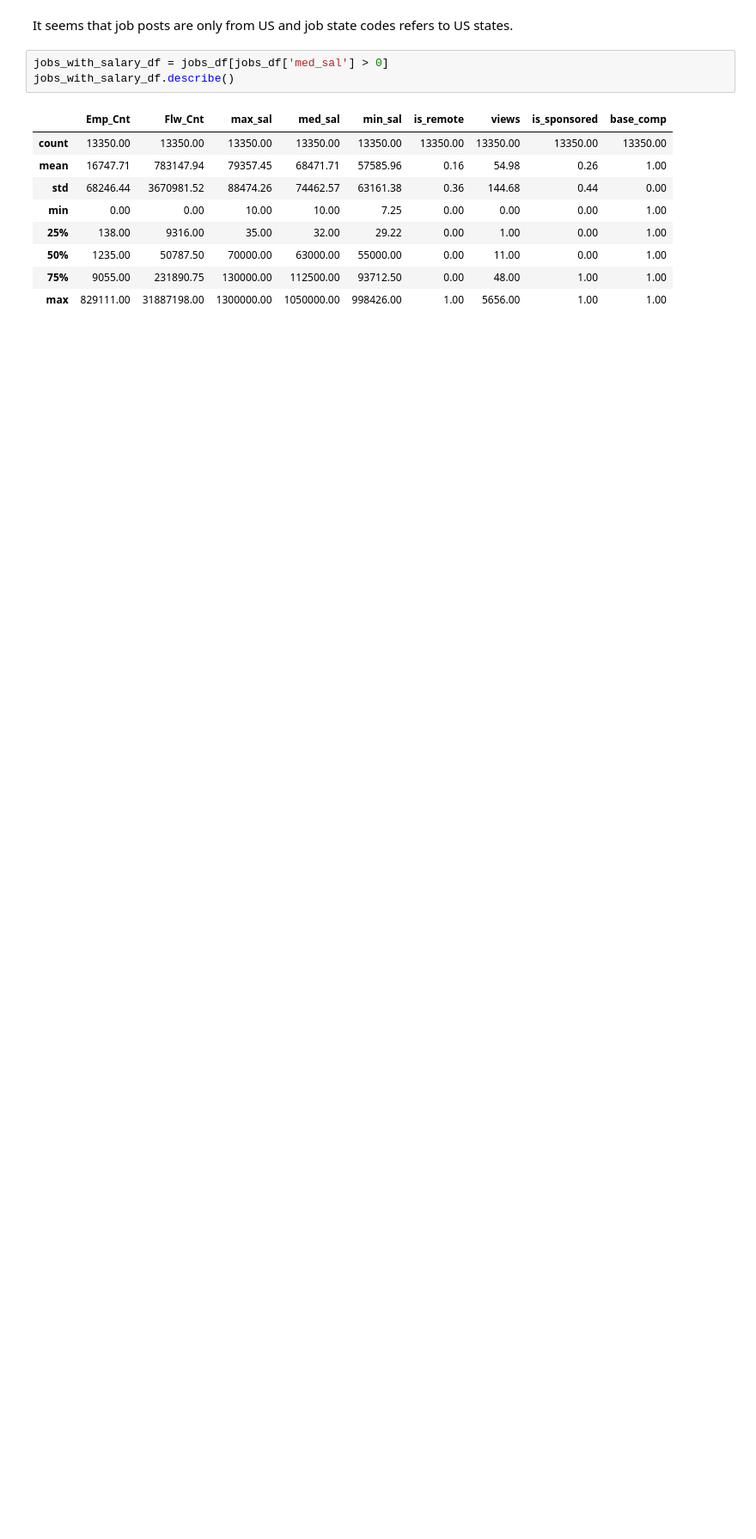
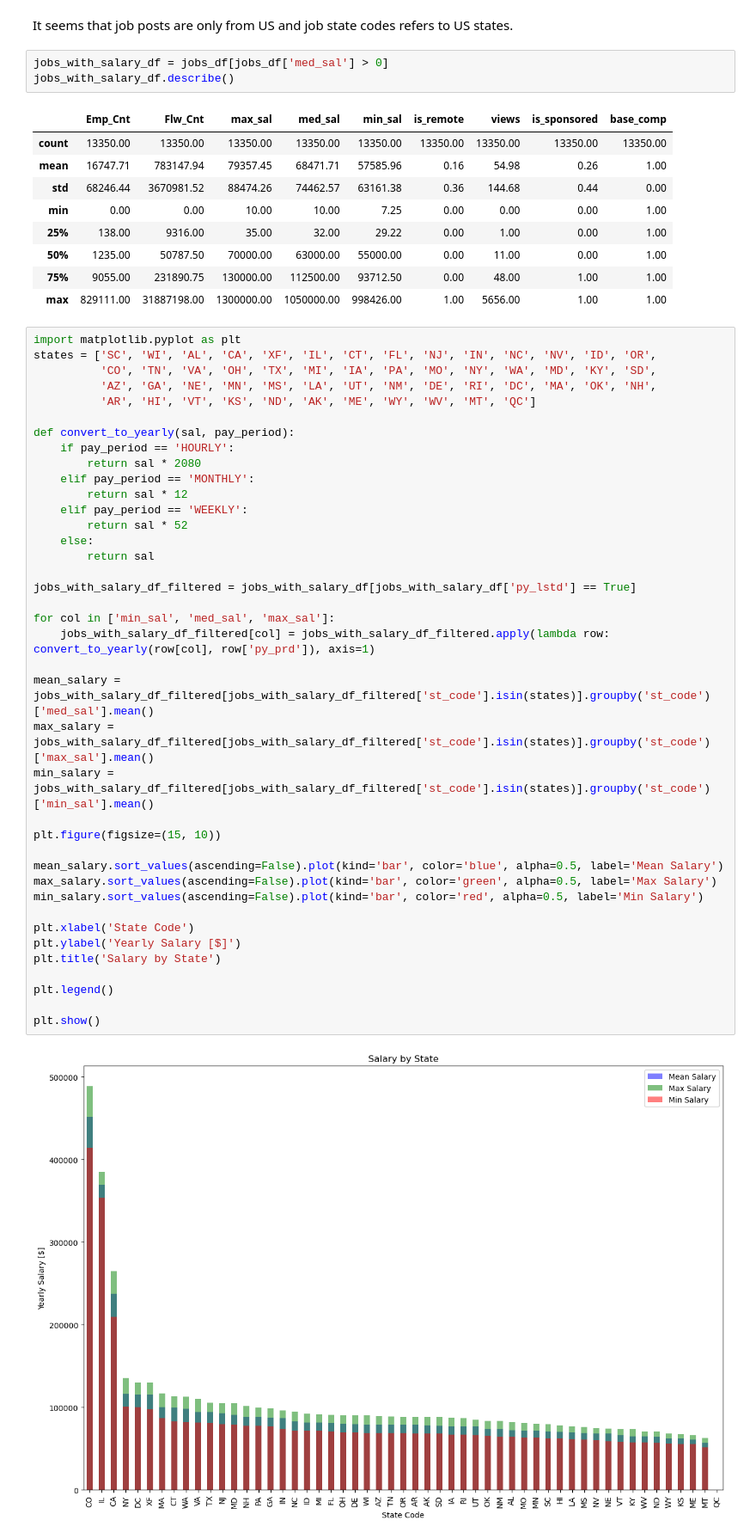
Before and after one commit to Qubi0-0/LinkedInJobSalaryPredict, a Jupyter notebook: jobs_eda.ipynb, the cells around one changed output. Shown: that part at 86% size. Cells and saved outputs as stored; diff of their text form; blank space fills up the shorter version.

Commit message:
Analising data by each state mean salary

```diff
--- a/jobs_eda.ipynb
+++ b/jobs_eda.ipynb
@@ -98,3 +98,44 @@ jobs_with_salary_df.describe()
 | 50% | 1235.00 | 50787.50 | 70000.00 | 63000.00 | 55000.00 | 0.00 | 11.00 | 0.00 | 1.00 |
 | 75% | 9055.00 | 231890.75 | 130000.00 | 112500.00 | 93712.50 | 0.00 | 48.00 | 1.00 | 1.00 |
 | max | 829111.00 | 31887198.00 | 1300000.00 | 1050000.00 | 998426.00 | 1.00 | 5656.00 | 1.00 | 1.00 |
+# %%
+import matplotlib.pyplot as plt
+states = ['SC', 'WI', 'AL', 'CA', 'XF', 'IL', 'CT', 'FL', 'NJ', 'IN', 'NC', 'NV', 'ID', 'OR',
+          'CO', 'TN', 'VA', 'OH', 'TX', 'MI', 'IA', 'PA', 'MO', 'NY', 'WA', 'MD', 'KY', 'SD',
+          'AZ', 'GA', 'NE', 'MN', 'MS', 'LA', 'UT', 'NM', 'DE', 'RI', 'DC', 'MA', 'OK', 'NH',
+          'AR', 'HI', 'VT', 'KS', 'ND', 'AK', 'ME', 'WY', 'WV', 'MT', 'QC']
+
+def convert_to_yearly(sal, pay_period):
+    if pay_period == 'HOURLY':
+        return sal * 2080
+    elif pay_period == 'MONTHLY':
+        return sal * 12
+    elif pay_period == 'WEEKLY':
+        return sal * 52
+    else:
+        return sal
+
+jobs_with_salary_df_filtered = jobs_with_salary_df[jobs_with_salary_df['py_lstd'] == True]
+
+for col in ['min_sal', 'med_sal', 'max_sal']:
+    jobs_with_salary_df_filtered[col] = jobs_with_salary_df_filtered.apply(lambda row: convert_to_yearly(row[col], row['py_prd']), axis=1)
+
+mean_salary = jobs_with_salary_df_filtered[jobs_with_salary_df_filtered['st_code'].isin(states)].groupby('st_code')['med_sal'].mean()
+max_salary = jobs_with_salary_df_filtered[jobs_with_salary_df_filtered['st_code'].isin(states)].groupby('st_code')['max_sal'].mean()
+min_salary = jobs_with_salary_df_filtered[jobs_with_salary_df_filtered['st_code'].isin(states)].groupby('st_code')['min_sal'].mean()
+
+plt.figure(figsize=(15, 10))
+
+mean_salary.sort_values(ascending=False).plot(kind='bar', color='blue', alpha=0.5, label='Mean Salary')
+max_salary.sort_values(ascending=False).plot(kind='bar', color='green', alpha=0.5, label='Max Salary')
+min_salary.sort_values(ascending=False).plot(kind='bar', color='red', alpha=0.5, label='Min Salary')
+
+plt.xlabel('State Code')
+plt.ylabel('Yearly Salary [$]')
+plt.title('Salary by State')
+
+plt.legend()
+
+plt.show()
+# %% [output]
+[figure, added]
```
Also changed, not shown: parts of 2 cells of this notebook.
